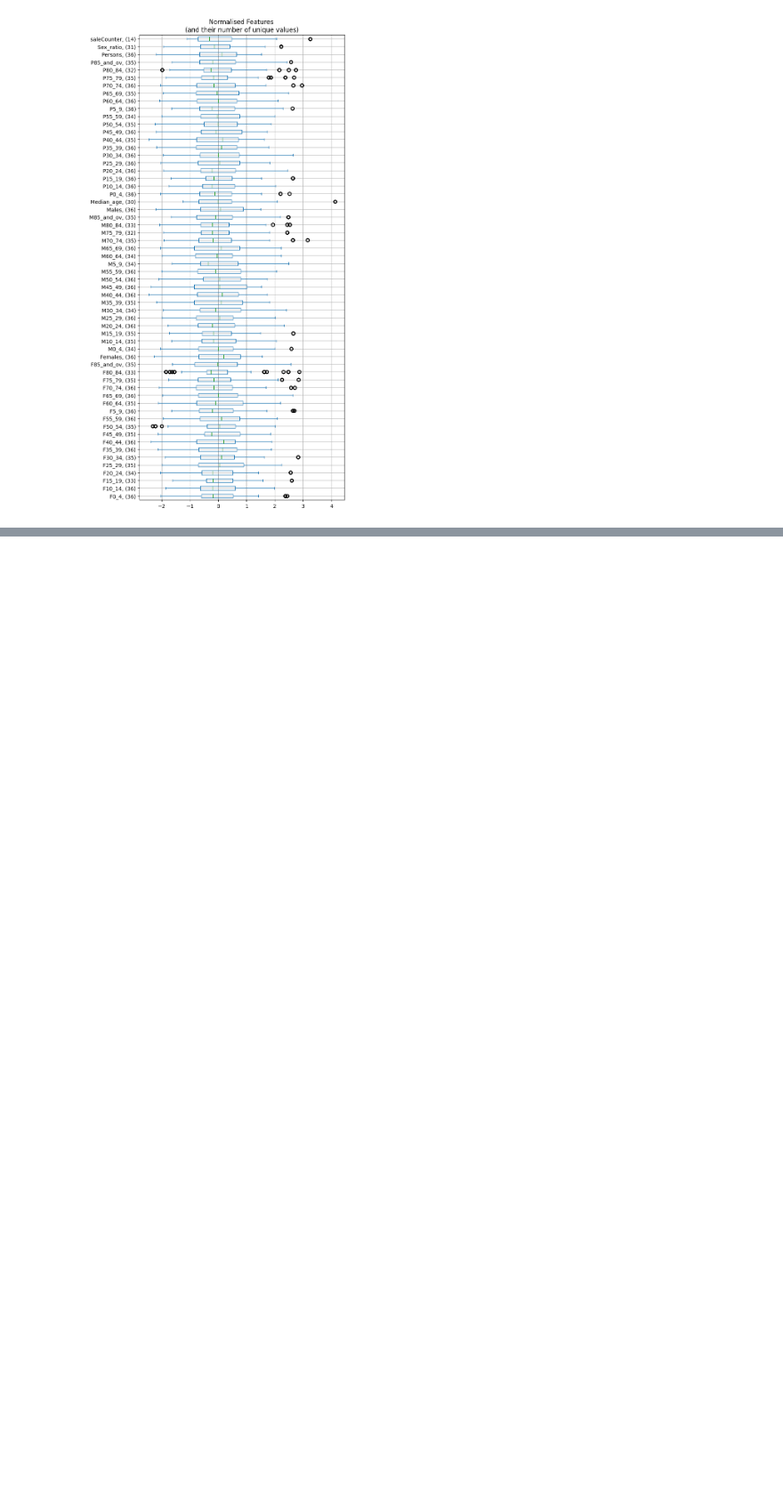
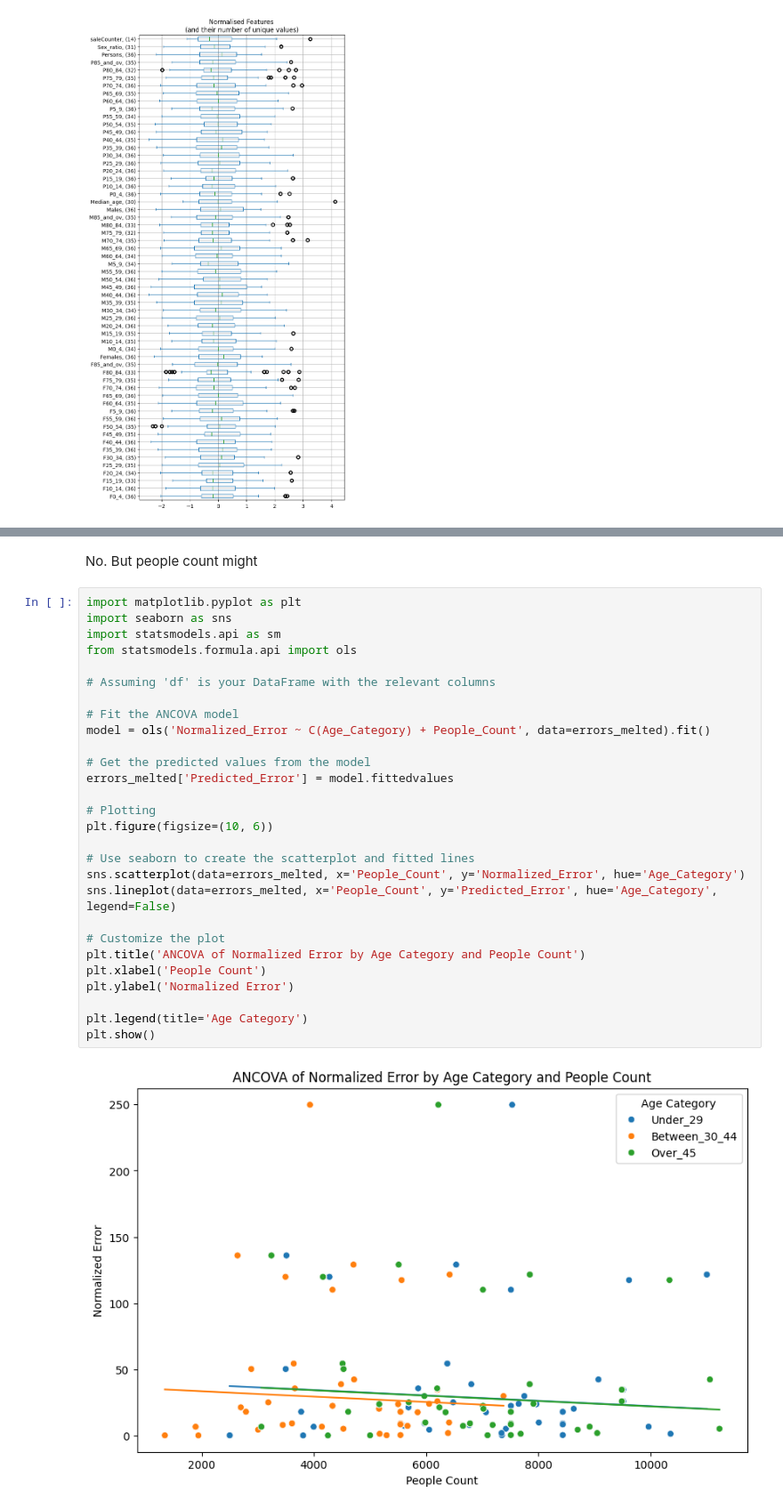
Before and after one commit to Tell1/prop-recommender, a Jupyter notebook: notebooks/clean_features.ipynb, the cells around one changed output, grey strips where cells are left out. Shown at 89% size. Drawn from its saved outputs; the diff is of its cells as text; blank space fills up the shorter version.

```diff
--- a/notebooks/clean_features.ipynb
+++ b/notebooks/clean_features.ipynb
@@ -220,0 +389,32 @@ KeyError: "['primaryPurpose_RESIDENCE', 'primaryPurpose_OFFICE', 'primaryPurpose
+# %% [markdown]
+No. But people count might
+# %%
+import matplotlib.pyplot as plt
+import seaborn as sns
+import statsmodels.api as sm
+from statsmodels.formula.api import ols
+
+# Assuming 'df' is your DataFrame with the relevant columns
+
+# Fit the ANCOVA model
+model = ols('Normalized_Error ~ C(Age_Category) + People_Count', data=errors_melted).fit()
+
+# Get the predicted values from the model
+errors_melted['Predicted_Error'] = model.fittedvalues
+
+# Plotting
+plt.figure(figsize=(10, 6))
+
+# Use seaborn to create the scatterplot and fitted lines
+sns.scatterplot(data=errors_melted, x='People_Count', y='Normalized_Error', hue='Age_Category')
+sns.lineplot(data=errors_melted, x='People_Count', y='Predicted_Error', hue='Age_Category', legend=False)
+
+# Customize the plot
+plt.title('ANCOVA of Normalized Error by Age Category and People Count')
+plt.xlabel('People Count')
+plt.ylabel('Normalized Error')
+
+plt.legend(title='Age Category')
+plt.show()
+# %% [output]
+[figure, added]
```
Also changed, not shown: parts of 12 cells of this notebook.
